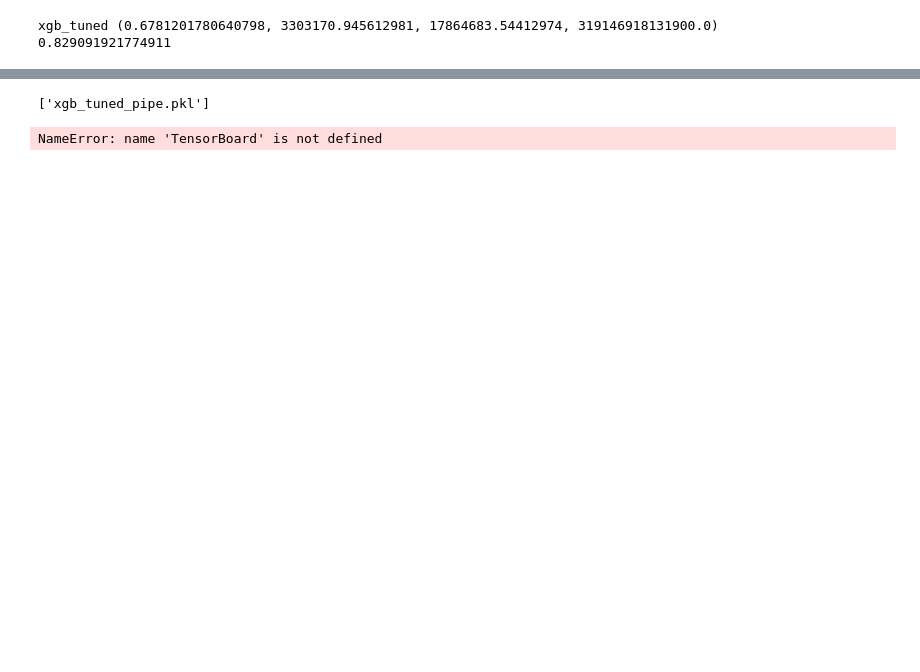
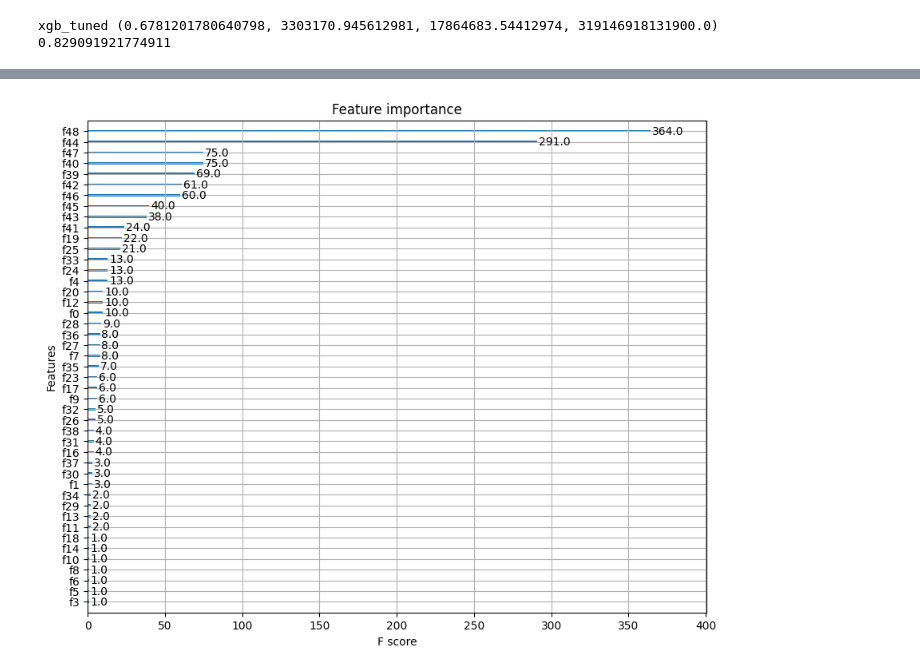
Before and after one commit to thenaivekid/House-Price-Prediction, a Jupyter notebook: xgboost.ipynb, the cells around one changed output, grey strips where cells are left out. Saved outputs shown, nothing was run; the diff lists cells and outputs as text; code cells hidden in the pictures; blank space fills up the shorter version.

```diff
--- a/xgboost.ipynb
+++ b/xgboost.ipynb
@@ -214,9 +326,14 @@ xgb_tuned (0.6781201780640798, 3303170.945612981, 17864683.54412974, 31914691813
+# %%
+from xgboost import plot_importance
+fig, ax = plt.subplots(figsize=(10, 8))
+plot_importance(xgb_tuned, ax=ax)
+plt.show()
+# %% [output]
+[figure, added]
 # %%
-from joblib import dump
+# from joblib import dump
 
-dump(xgb_tuned_pipe, 'xgb_tuned_pipe.pkl')
+# dump(xgb_tuned_pipe, 'xgb_tuned_pipe.pkl')
-# %% [output]
-['xgb_tuned_pipe.pkl']
 # %%
 # from sklearn.ensemble import RandomForestRegressor
 # from sklearn.pipeline import Pipeline
@@ -249,14 +366,12 @@ dump(xgb_tuned_pipe, 'xgb_tuned_pipe.pkl')
 # print("Best parameters: ", grid_search.best_params_)
 # print("Best score: ", grid_search.best_score_)
 # %%
-log_dir = "logs/fit/xgboost" + datetime.now().strftime("%Y%m%d-%H%M%S")
-tensorboard_callback = TensorBoard(log_dir=log_dir)
+# log_dir = "logs/fit/xgboost" + datetime.now().strftime("%Y%m%d-%H%M%S")
+# tensorboard_callback = TensorBoard(log_dir=log_dir)
 
-r2, mae, rmse, mse = evaluate_model(y_pred_xgb_tuned, y_test)
-with tf.summary.create_file_writer(log_dir).as_default():
-    tf.summary.scalar('r2', r2, step=1)
-    tf.summary.scalar('mae', mae, step=1)
-    tf.summary.scalar('rmse', rmse, step=1)
-    tf.summary.scalar('mse', mse, step=1)
+# r2, mae, rmse, mse = evaluate_model(y_pred_xgb_tuned, y_test)
+# with tf.summary.create_file_writer(log_dir).as_default():
+#     tf.summary.scalar('r2', r2, step=1)
+#     tf.summary.scalar('mae', mae, step=1)
+#     tf.summary.scalar('rmse', rmse, step=1)
+#     tf.summary.scalar('mse', mse, step=1)
-# %% [output]
-NameError: name 'TensorBoard' is not defined
```
Also changed, not shown: parts of 16 cells of this notebook, 6 other files.
